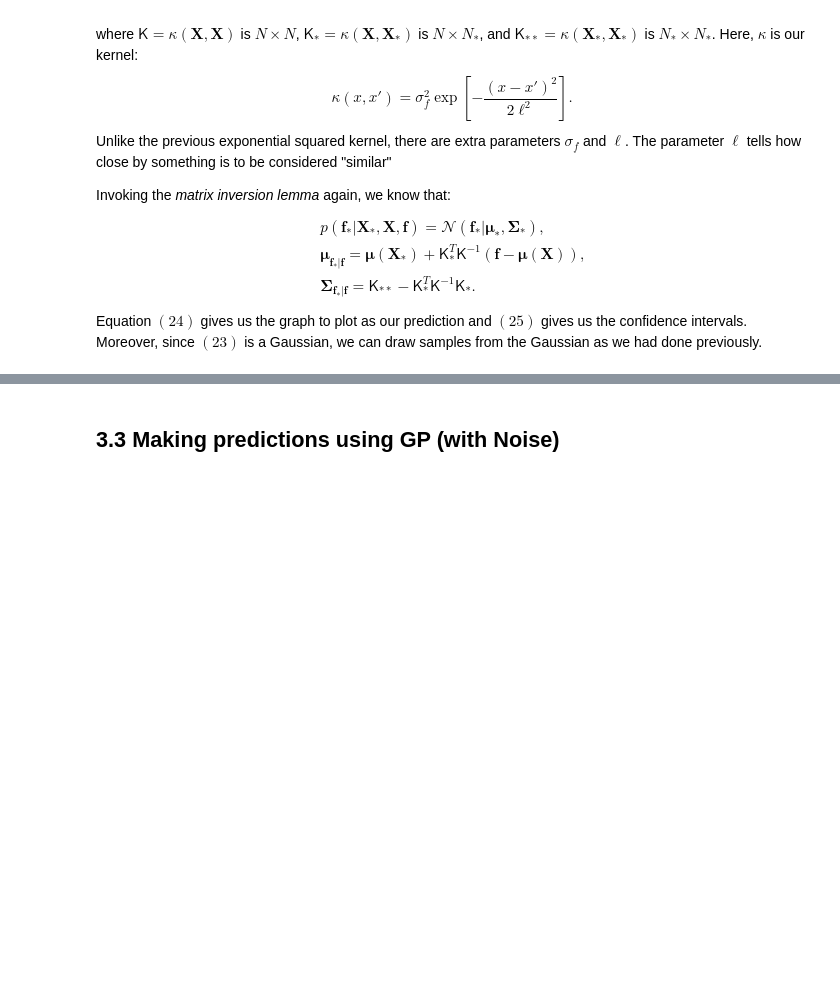
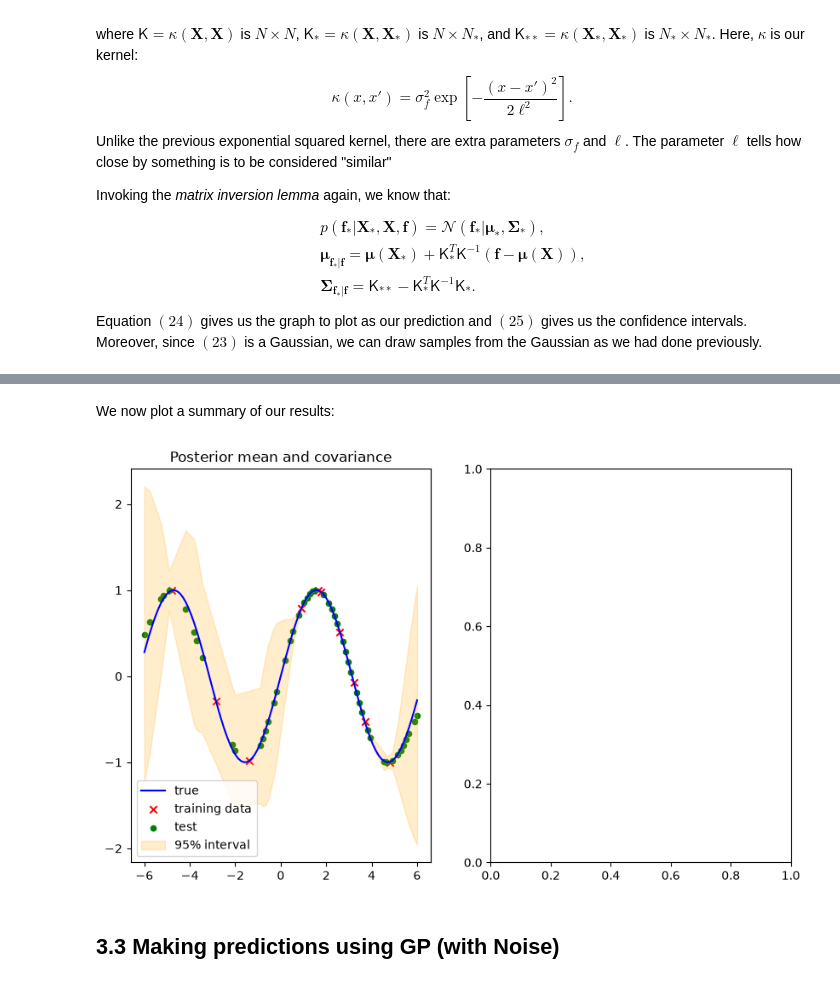
Before and after one commit to nsharm984/Karhunen-Loeve-Expansion-of-Magnetic-Coils, a Jupyter notebook: gaussian-process-NOTES.ipynb, the cells around one changed output, grey strips where cells are left out. Saved outputs shown, nothing was run; the diff lists cells and outputs as text; code cells hidden in the pictures; blank space fills up the shorter version.

```diff
--- a/gaussian-process-NOTES.ipynb
+++ b/gaussian-process-NOTES.ipynb
@@ -381,0 +412,15 @@ Equation $(24)$ gives us the graph to plot as our prediction and $(25)$ gives us
+# %%
+def kernel_squared_exponential(x1, x2, sigma_f=1, l=1):
+    return (sigma_f**2) * np.exp(-(x1[:,None]- x2[None, :])**2/(2*(l**2)))
+
+# Construct the covariance matrix using broadcasting in numpy
+sigma_f=1
+l=1
+K = kernel_squared_exponential(x_train, x_train, sigma_f, l)
+K_s = kernel_squared_exponential(x_train, x_test, sigma_f, l)
+K_ss = kernel_squared_exponential(x_test, x_test, sigma_f, l)
+
+# Compute posterior mean and covariance matrix using Gaussian conditioning (via matrix inversion lemma)
+mean_posterior = np.matmul(K_s.T, np.linalg.solve(K, f_train))
+cov_posterior = K_ss - np.matmul(K_s.T, np.linalg.solve(K, K_s))
+std_posterior = np.sqrt(np.diag(cov_posterior))
@@ -382,2 +440,24 @@ Equation $(24)$ gives us the graph to plot as our prediction and $(25)$ gives us
+# %% [markdown]
+We now plot a summary of our results:
+# %%
+fig5, ax5 = plt.subplots(1, 2, figsize = (10, 6))
+
+ax5[0].plot(x, f, c="blue", label="true")
+ax5[0].scatter(x_train, f_train, marker = "x", c="red", label="training data")
+ax5[0].scatter(x_test, mean_posterior, marker = "o", s=20, c="green", label="test")
+ax5[0].fill_between(
+    x_test,
+    mean_posterior - 1.96 * std_posterior,
+    mean_posterior + 1.96 * std_posterior,
+    color="orange", alpha=0.2, label="95% interval",
+)
+ax5[0].set_title("Posterior mean and covariance")
+ax5[0].legend(loc="lower left")
+
+
+
+plt.show()
+# %% [output]
+[figure, added]
 # %% [markdown]
 ## 3.3 Making predictions using GP (with Noise)
```
Also changed, not shown: parts of 6 cells of this notebook.
